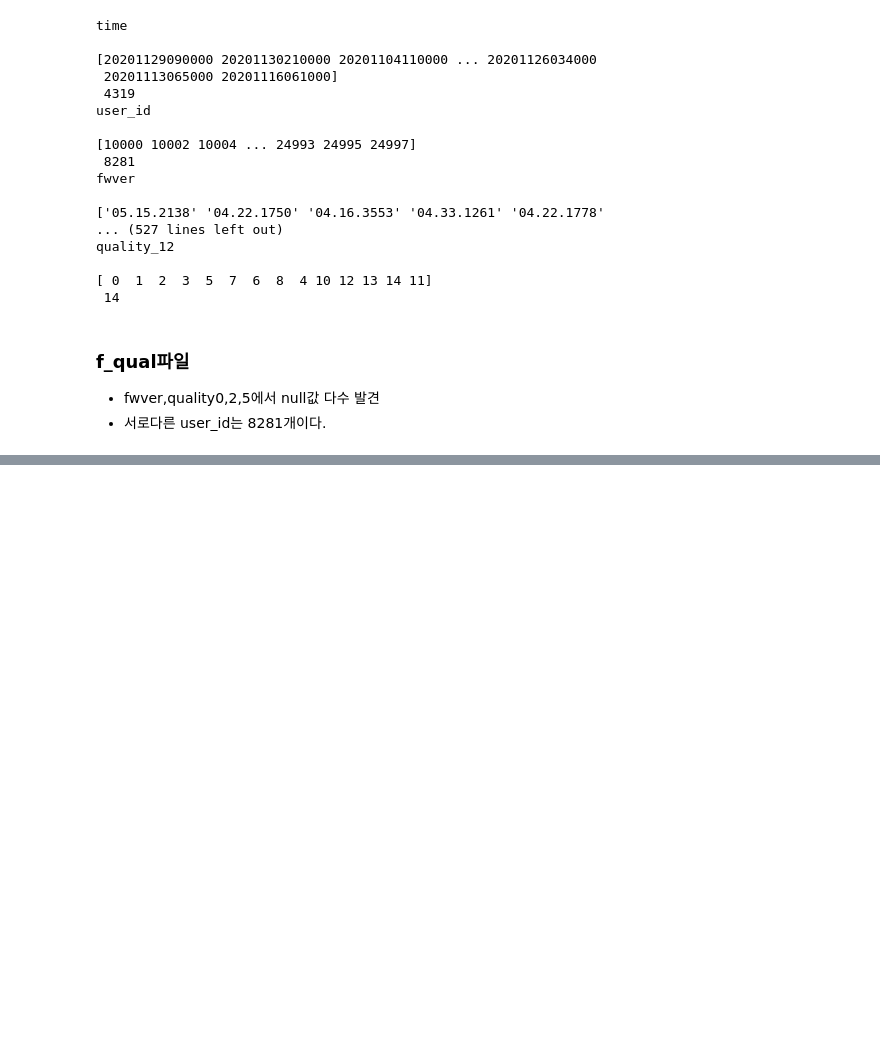
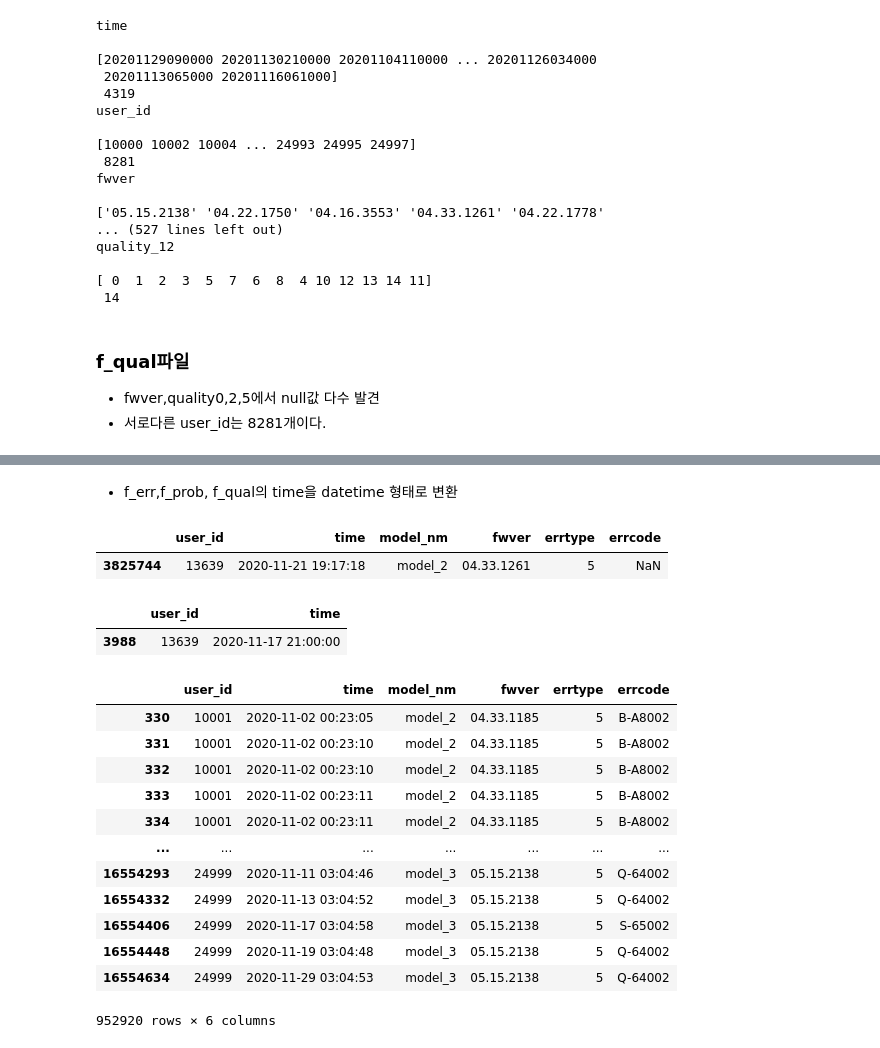
Before and after one commit to castleroad95/System-error-AI-competition, a Jupyter notebook: 불편예지.ipynb, the cells around one changed output, grey strips where cells are left out. Saved outputs shown, nothing was run; the diff lists cells and outputs as text; code cells hidden in the pictures; blank space fills up the shorter version.

```diff
--- a/불편예지.ipynb
+++ b/불편예지.ipynb
@@ -229,0 +342,32 @@ quality_12
+# %% [markdown]
+- f_err,f_prob, f_qual의 time을 datetime 형태로 변환
+# %%
+# 결측치가 있는 행 찾기
+f_err[f_err['errcode'].isna()==True]
+# %% [output]
+|  | user_id | time | model_nm | fwver | errtype | errcode |
+| 3825744 | 13639 | 2020-11-21 19:17:18 | model_2 | 04.33.1261 | 5 | NaN |
+# %%
+# 해당 user_id가 사용자 불만에 신고된 적이있는지 확인(중요도 판단 요소)
+f_prob[f_prob['user_id']==13639]
+# %% [output]
+|  | user_id | time |
+| 3988 | 13639 | 2020-11-17 21:00:00 |
+# %%
+# errtype에 따라 errcode가 같은지 확인,
+# 확인 결과 상관없음
+f_err[f_err['errtype']==5]
+# %% [output]
+|  | user_id | time | model_nm | fwver | errtype | errcode |
+| 330 | 10001 | 2020-11-02 00:23:05 | model_2 | 04.33.1185 | 5 | B-A8002 |
+| 331 | 10001 | 2020-11-02 00:23:10 | model_2 | 04.33.1185 | 5 | B-A8002 |
+| 332 | 10001 | 2020-11-02 00:23:10 | model_2 | 04.33.1185 | 5 | B-A8002 |
+| 333 | 10001 | 2020-11-02 00:23:11 | model_2 | 04.33.1185 | 5 | B-A8002 |
+| 334 | 10001 | 2020-11-02 00:23:11 | model_2 | 04.33.1185 | 5 | B-A8002 |
+| ... | ... | ... | ... | ... | ... | ... |
+| 16554293 | 24999 | 2020-11-11 03:04:46 | model_3 | 05.15.2138 | 5 | Q-64002 |
+| 16554332 | 24999 | 2020-11-13 03:04:52 | model_3 | 05.15.2138 | 5 | Q-64002 |
+| 16554406 | 24999 | 2020-11-17 03:04:58 | model_3 | 05.15.2138 | 5 | S-65002 |
+| 16554448 | 24999 | 2020-11-19 03:04:48 | model_3 | 05.15.2138 | 5 | Q-64002 |
+| 16554634 | 24999 | 2020-11-29 03:04:53 | model_3 | 05.15.2138 | 5 | Q-64002 |
+952920 rows × 6 columns
```
Also changed, not shown: parts of 13 cells of this notebook.
